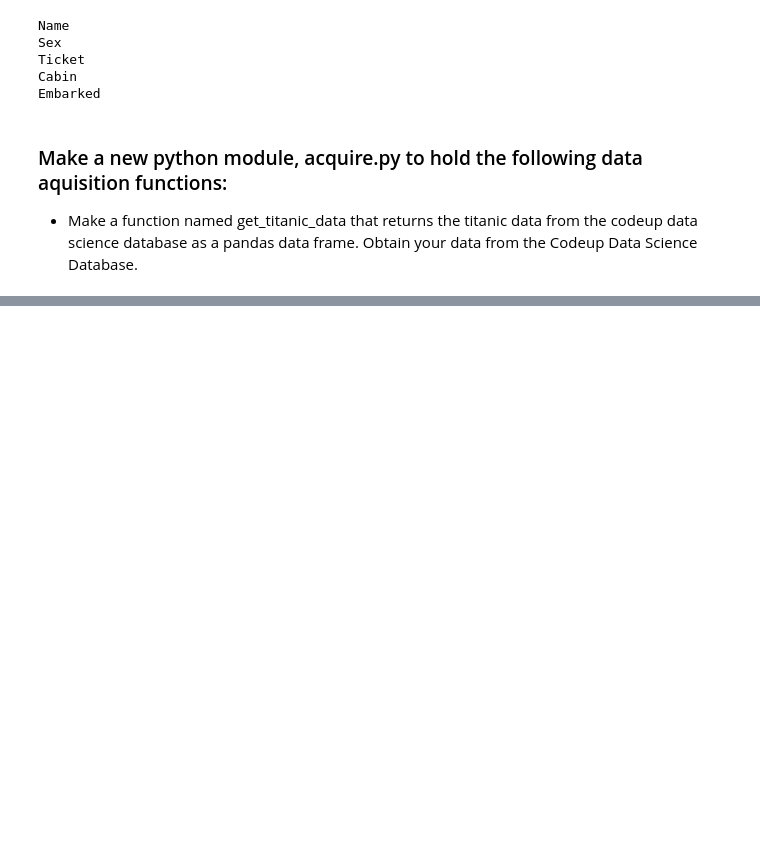
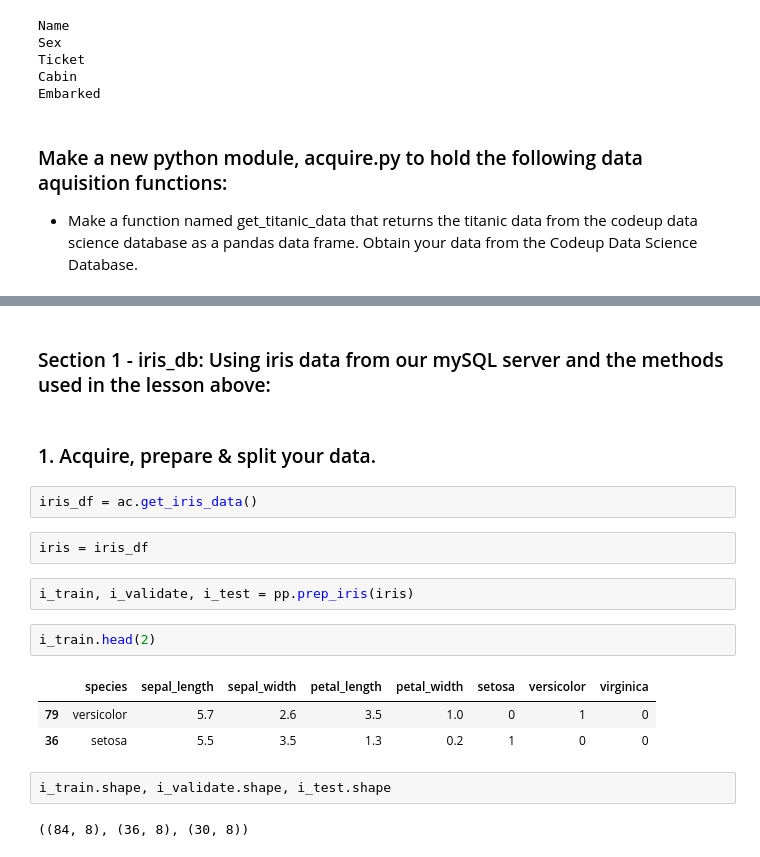
Before and after one commit to jcrosenberger/classification-exercises, a Jupyter notebook: classification_exercises.ipynb, the cells around one changed output, grey strips where cells are left out. Saved outputs shown, nothing was run; the diff lists cells and outputs as text; blank space fills up the shorter version.

```diff
--- a/classification_exercises.ipynb
+++ b/classification_exercises.ipynb
@@ -289,0 +309,20 @@ NameError: name 'os' is not defined
+# %% [markdown]
+### Section 1 - iris_db: Using iris data from our mySQL server and the methods used in the lesson above:
+# %% [markdown]
+### 1. Acquire, prepare & split your data.
+# %%
+iris_df = ac.get_iris_data()
+# %%
+iris = iris_df
+# %%
+i_train, i_validate, i_test = pp.prep_iris(iris)
+# %%
+i_train.head(2)
+# %% [output]
+|  | species | sepal_length | sepal_width | petal_length | petal_width | setosa | versicolor | virginica |
+| 79 | versicolor | 5.7 | 2.6 | 3.5 | 1.0 | 0 | 1 | 0 |
+| 36 | setosa | 5.5 | 3.5 | 1.3 | 0.2 | 1 | 0 | 0 |
+# %%
+i_train.shape, i_validate.shape, i_test.shape
+# %% [output]
+((84, 8), (36, 8), (30, 8))
```
Also changed, not shown: parts of 14 cells of this notebook, 5 other files.
